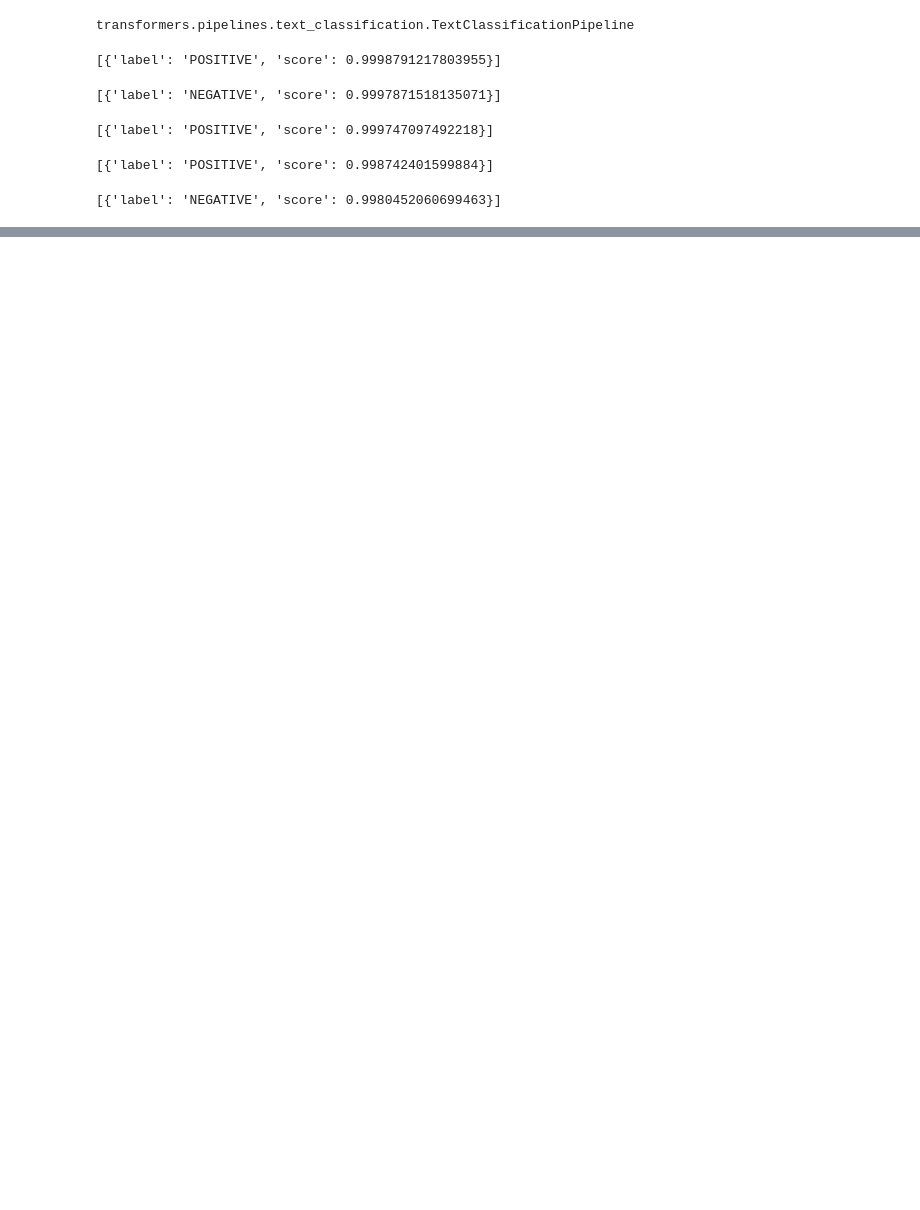
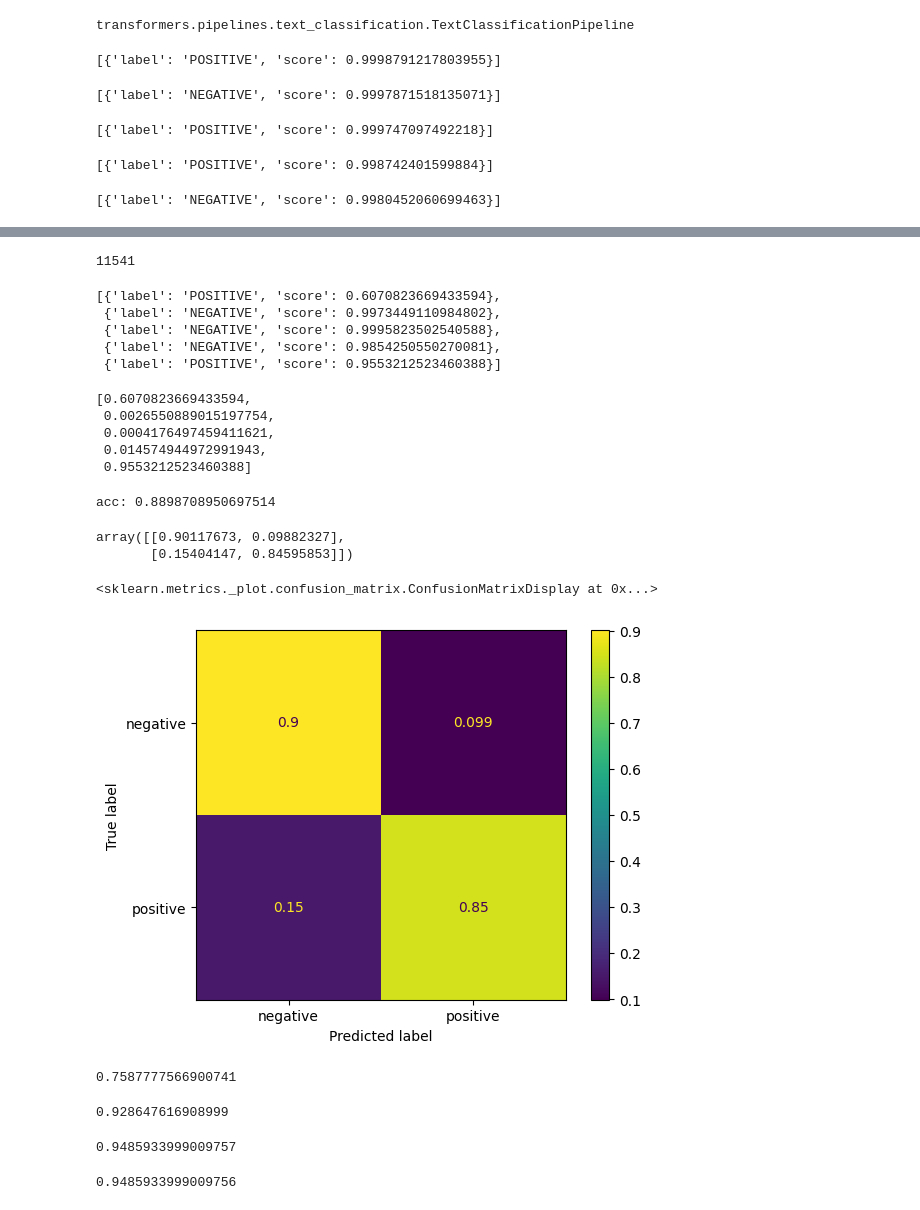
Before and after one commit to danielmachlab/transformers_nlp, a Jupyter notebook: PipelineSentimentAnalysis.ipynb, the cells around one changed output, grey strips where cells are left out. Cells and saved outputs as stored; diff of their text form; code cells hidden in the pictures; blank space fills up the shorter version.

```diff
--- a/PipelineSentimentAnalysis.ipynb
+++ b/PipelineSentimentAnalysis.ipynb
@@ -57,0 +106,58 @@ classifier("I can't say this was a good movie")
+# %%
+len(df)
+# %% [output]
+11541
+# %%
+texts = df['text'].tolist()
+predictions = classifier(texts)
+# %%
+predictions[:5]
+# %% [output]
+[{'label': 'POSITIVE', 'score': 0.6070823669433594},
+ {'label': 'NEGATIVE', 'score': 0.9973449110984802},
+ {'label': 'NEGATIVE', 'score': 0.9995823502540588},
+ {'label': 'NEGATIVE', 'score': 0.9854250550270081},
+ {'label': 'POSITIVE', 'score': 0.9553212523460388}]
+# %%
+probs = [d['score'] if d['label'].startswith('P') else 1 - d['score'] for d in predictions]
+probs[:5]
+# %% [output]
+[0.6070823669433594,
+ 0.0026550889015197754,
+ 0.0004176497459411621,
+ 0.014574944972991943,
+ 0.9553212523460388]
+# %%
+preds = [1 if d['label'].startswith('P') else 0 for d in predictions]
+preds = np.array(preds)
+# %%
+print("acc:", np.mean(df['target'] == preds))
+# %% [output]
+acc: 0.8898708950697514
+# %%
+ cm = confusion_matrix(df['target'], preds, normalize='true')
+ cm
+# %% [output]
+array([[0.90117673, 0.09882327],
+       [0.15404147, 0.84595853]])
+# %%
+ConfusionMatrixDisplay(cm, display_labels = ["negative", "positive"]).plot()
+# %% [output]
+<sklearn.metrics._plot.confusion_matrix.ConfusionMatrixDisplay at 0x...>
+[figure, added]
+# %%
+f1_score(df['target'], preds)
+# %% [output]
+0.7587777566900741
+# %%
+f1_score(1-df['target'], 1-preds)
+# %% [output]
+0.928647616908999
+# %%
+roc_auc_score(df['target'], probs)
+# %% [output]
+0.9485933999009757
+# %%
+roc_auc_score(1 - df['target'], 1 - np.array(probs))
+# %% [output]
+0.9485933999009756
```
Also changed, not shown: parts of 13 cells of this notebook.
